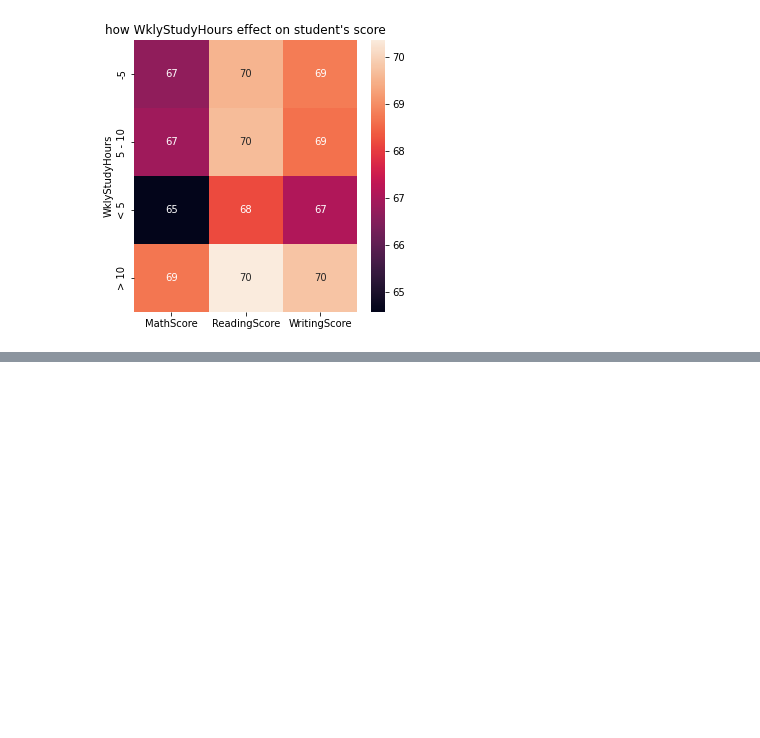
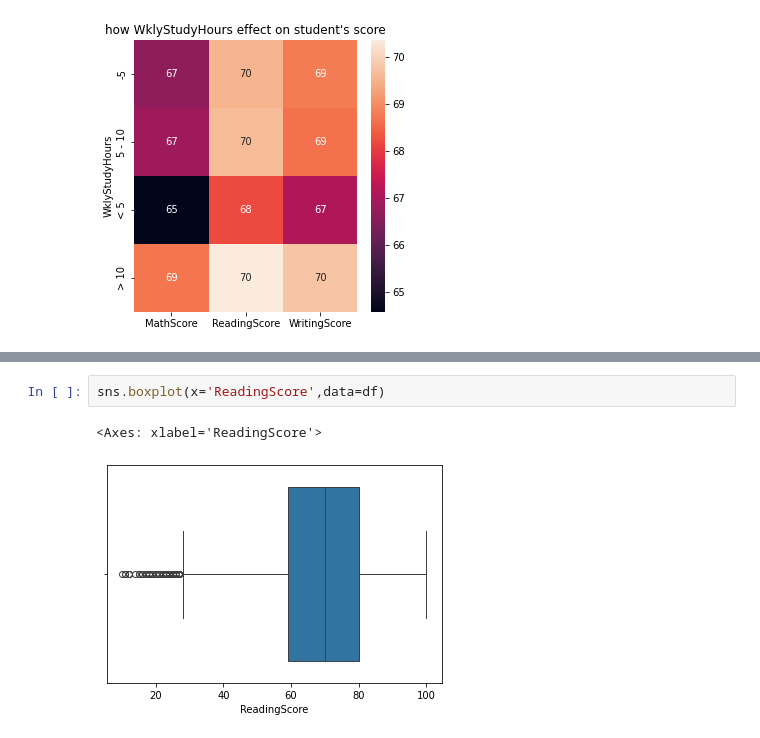
Before and after one commit to OnlyAnas/SDAIA-T5-Data-Science-and-AI-Bootcamp, a Jupyter notebook: Week2/2 - Foundations of Machine Learning/1- Introduction to Machine Learning/LAB/How to find Correlations in Data.ipynb, the cells around one changed output, grey strips where cells are left out. Cells and saved outputs as stored; diff of their text form; blank space fills up the shorter version.

```diff
--- a/Week2/2 - Foundations of Machine Learning/1- Introduction to Machine Learning/LAB/How to find Correlations in Data.ipynb
+++ b/Week2/2 - Foundations of Machine Learning/1- Introduction to Machine Learning/LAB/How to find Correlations in Data.ipynb
@@ -342,0 +353,5 @@ plt.show()
+# %%
+sns.boxplot(x='ReadingScore',data=df)
+# %% [output]
+<Axes: xlabel='ReadingScore'>
+[figure, added]
```
Also changed, not shown: parts of 3 cells of this notebook.
